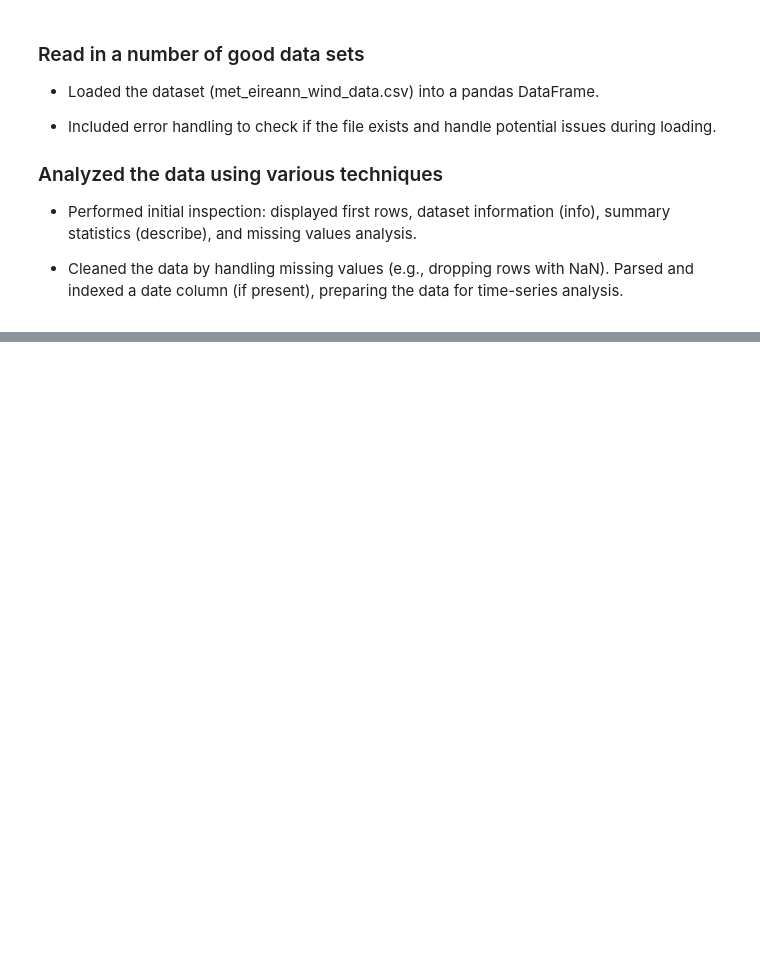
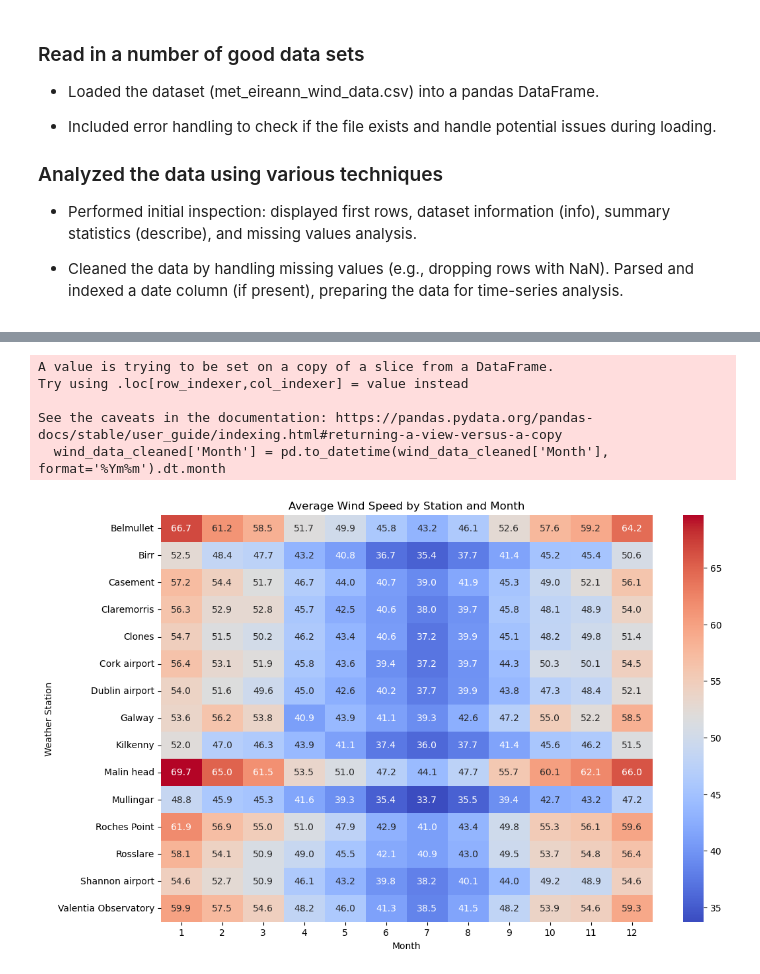
Before and after one commit to vinnycascone/programming-for-data-analytics, a Jupyter notebook: project/windspeed.ipynb, the cells around one changed output, grey strips where cells are left out. Drawn from its saved outputs; the diff is of its cells as text; code cells hidden in the pictures; blank space fills up the shorter version.

```diff
--- a/project/windspeed.ipynb
+++ b/project/windspeed.ipynb
@@ -85,0 +146,20 @@ Parsed and indexed a date column (if present), preparing the data for time-serie
+# %%
+# Extract month from the 'Month' column if not already in datetime format
+wind_data_cleaned['Month'] = pd.to_datetime(wind_data_cleaned['Month'], format='%Ym%m').dt.month
+
+# Create a pivot table for heatmap
+heatmap_data = wind_data_cleaned.pivot_table(index='Meteorological Weather Station', columns='Month', values='VALUE', aggfunc='mean')
+
+plt.figure(figsize=(12, 8))
+sns.heatmap(heatmap_data, annot=True, fmt=".1f", cmap='coolwarm')
+plt.title('Average Wind Speed by Station and Month')
+plt.xlabel('Month')
+plt.ylabel('Weather Station')
+plt.show()
+# %% [output]
+A value is trying to be set on a copy of a slice from a DataFrame.
+Try using .loc[row_indexer,col_indexer] = value instead
+
+See the caveats in the documentation: https://pandas.pydata.org/pandas-docs/stable/user_guide/indexing.html#returning-a-view-versus-a-copy
+  wind_data_cleaned['Month'] = pd.to_datetime(wind_data_cleaned['Month'], format='%Ym%m').dt.month
+[figure, added]
```
Also changed, not shown: parts of 8 cells of this notebook, 2 other files.
